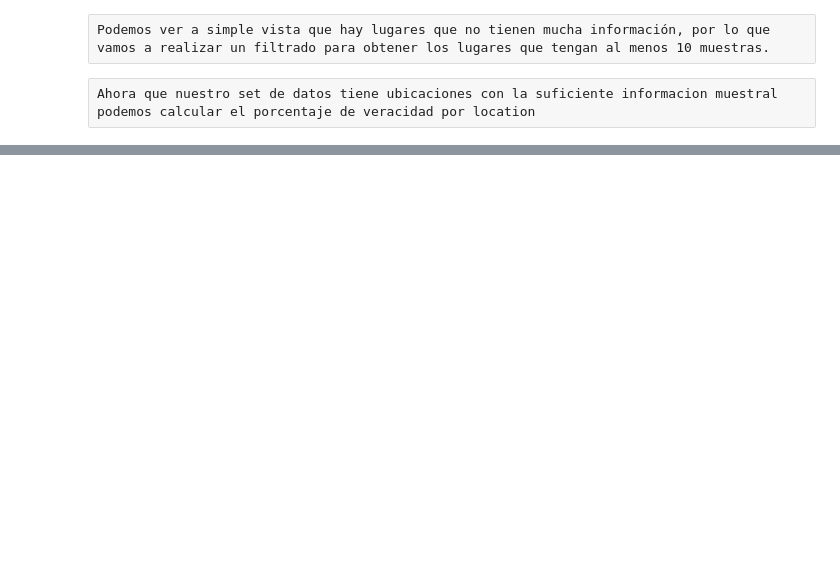
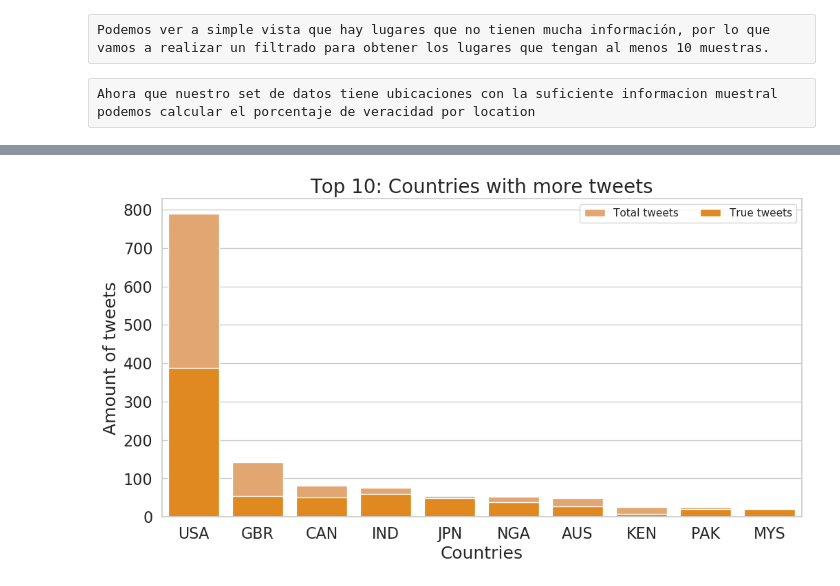
Before and after one commit to d-bizari/Organizacion-de-datos, a Jupyter notebook: TP1.ipynb, the cells around one changed output, grey strips where cells are left out. Drawn from its saved outputs; the diff is of its cells as text; code cells hidden in the pictures; blank space fills up the shorter version.

Commit message:
Agrego grafico con el top 10 de countries con mas tweets, corrijo codigo para obtener las coordenadas geograficas y pais para que no de error

```diff
--- a/TP1.ipynb
+++ b/TP1.ipynb
@@ -176,3 +340,3 @@ g.ax.get_figure().savefig("LocationPeroPopularKeyword.png")
 # %%
-tweetsInfo = pd.read_csv('./train.csv', encoding = 'latin-1', usecols = ['text', 'target'])
+tweetsInfo = pd.read_csv('./ToChangeKeywordsAndLocations/withoutEncoding.csv', usecols = ['text', 'target'])
 tweetsInfo.head()
@@ -723,14 +1176,14 @@ def addNewData(row):
         place = changePlace[place]
     if place in countries:
         row['country'] = countries[place]
-    eliif place in states:
+    elif place in states:
         row['country'] = states[place][1]
         row['lat'] = states[place][0][0]
         row['long'] = states[place][0][1]
-    eliif place in cities:
+    elif place in cities:
         row['country'] = cities[place][1]
         row['lat'] = cities[place][0][0]
         row['long'] = cities[place][0][1]
     return row
 tweets = tweets.apply(addNewData, axis = 1, result_type= 'expand')
-tweets.tail(30)
+tweets.tail(5)
@@ -850,3 +1339,17 @@ plt.title('Tweets veracity per State',fontsize = 18);
+# %%
+#Top 10 countries with more tweets
+top10Countries = groupedCountry.loc[groupedCountry.text_count.nlargest(10).index]
+ax = sns.barplot(x='iso_a3', y = 'text_count', data = top10Countries,color='sandybrown', label = 'Total tweets')
+sns.barplot(x='iso_a3', y = 'target_count', data = top10Countries,color='darkorange', label = 'True tweets')
+
+ax.set_title('Top 10: Countries with more tweets', fontsize=20)
+ax.set_xlabel('Countries', fontsize = 18)
+ax.set_ylabel('Amount of tweets', fontsize = 18)
+ax.tick_params(axis="both", labelsize=16)
+ax.legend(ncol=2, loc='best', frameon=True)
+ax.figure.set_size_inches(12, 6);
+# %% [output]
+[figure, added]
 # %%
 wordsCount = pd.read_csv('./ToChangeKeywordsAndLocations/wordCount.csv', encoding = 'latin-1')
 tweets = pd.read_csv('./ToChangeKeywordsAndLocations/withoutEncoding.csv', usecols = ['id','target'])
```
Also changed, not shown: parts of 79 cells of this notebook.
